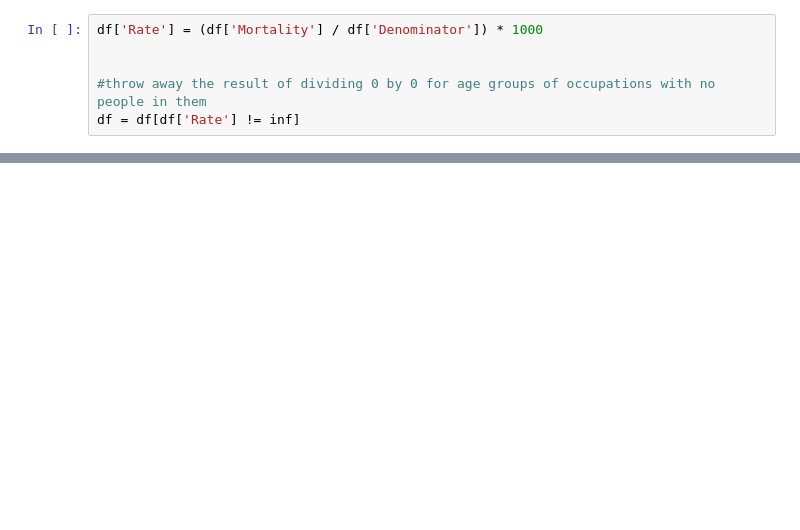
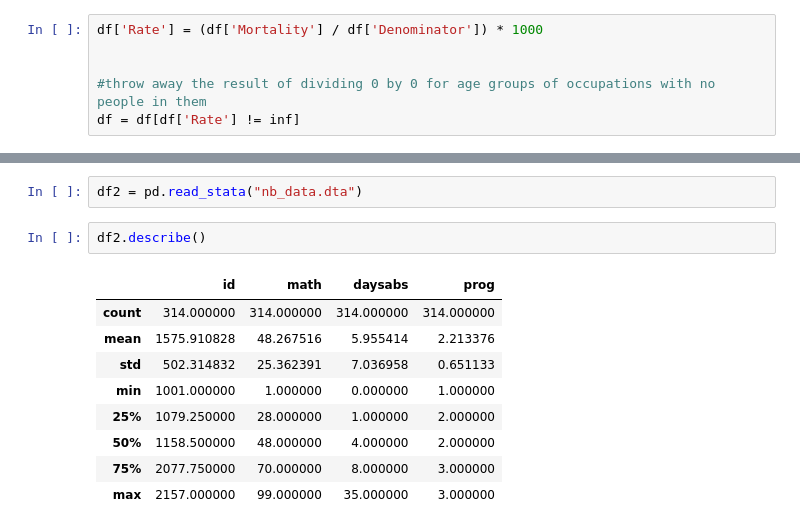
Before and after one commit to drcjar/saaas, a Jupyter notebook: saaas.ipynb, the cells around one changed output, grey strips where cells are left out. Drawn from its saved outputs; the diff is of its cells as text; blank space fills up the shorter version.

```diff
--- a/saaas.ipynb
+++ b/saaas.ipynb
@@ -214,0 +286,14 @@ Poisson Regression Results
+# %%
+df2 = pd.read_stata("nb_data.dta")
+# %%
+df2.describe()
+# %% [output]
+|  | id | math | daysabs | prog |
+| count | 314.000000 | 314.000000 | 314.000000 | 314.000000 |
+| mean | 1575.910828 | 48.267516 | 5.955414 | 2.213376 |
+| std | 502.314832 | 25.362391 | 7.036958 | 0.651133 |
+| min | 1001.000000 | 1.000000 | 0.000000 | 1.000000 |
+| 25% | 1079.250000 | 28.000000 | 1.000000 | 2.000000 |
+| 50% | 1158.500000 | 48.000000 | 4.000000 | 2.000000 |
+| 75% | 2077.750000 | 70.000000 | 8.000000 | 3.000000 |
+| max | 2157.000000 | 99.000000 | 35.000000 | 3.000000 |
```
Also changed, not shown: parts of 37 cells of this notebook, 6 other files.
